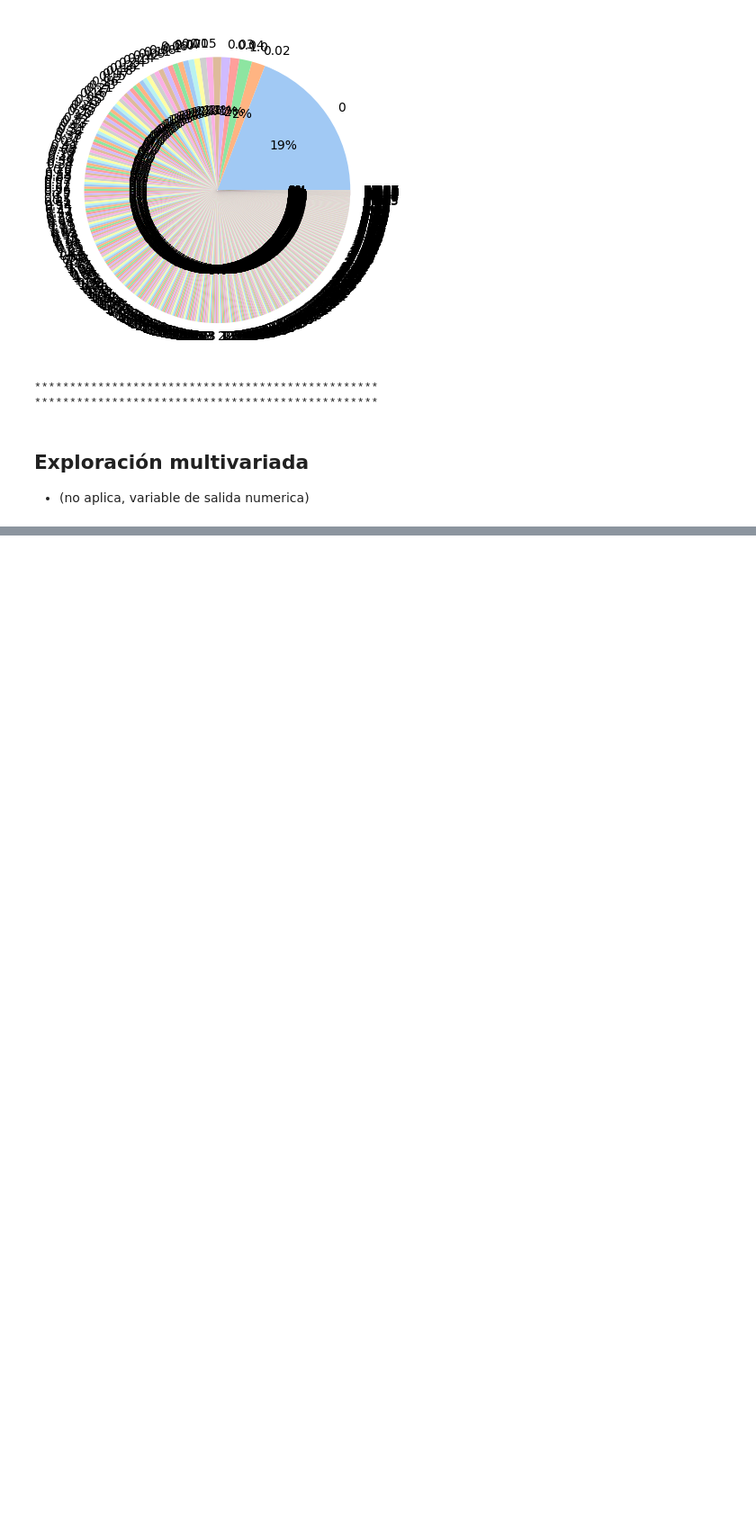
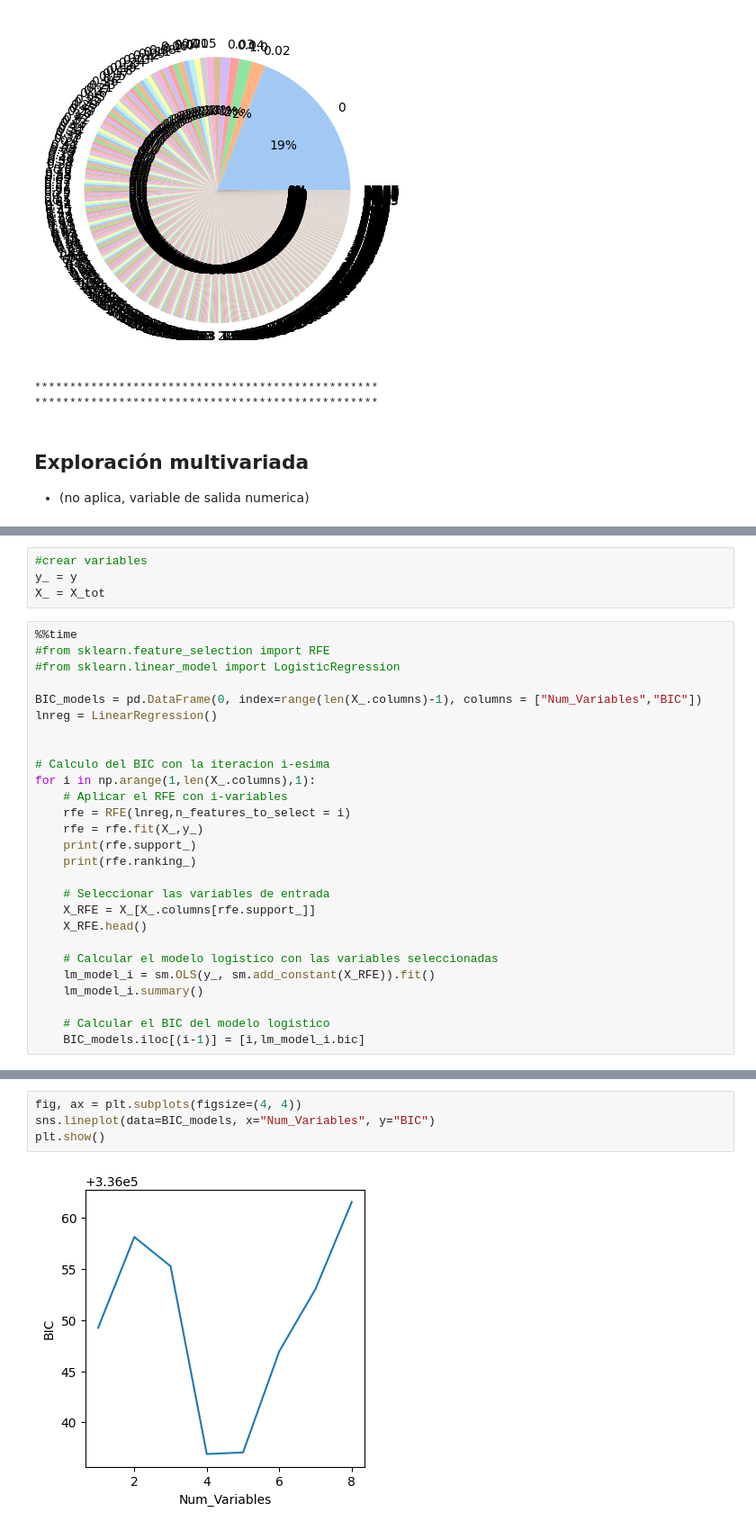
Before and after one commit to goinsurances/airbnb_madrid, a Jupyter notebook: desa_airbnb_madrid/notebook/airbnb_madrid.ipynb, the cells around one changed output, grey strips where cells are left out. Shown at 90% size. Saved outputs shown, nothing was run; the diff lists cells and outputs as text; blank space fills up the shorter version.

```diff
--- a/desa_airbnb_madrid/notebook/airbnb_madrid.ipynb
+++ b/desa_airbnb_madrid/notebook/airbnb_madrid.ipynb
@@ -928,0 +1449,31 @@ reseñas_mes
+# %%
+#crear variables
+y_ = y
+X_ = X_tot
+# %%
+%%time
+#from sklearn.feature_selection import RFE
+#from sklearn.linear_model import LogisticRegression
+
+BIC_models = pd.DataFrame(0, index=range(len(X_.columns)-1), columns = ["Num_Variables","BIC"])
+lnreg = LinearRegression()
+
+
+# Calculo del BIC con la iteracion i-esima
+for i in np.arange(1,len(X_.columns),1):
+    # Aplicar el RFE con i-variables
+    rfe = RFE(lnreg,n_features_to_select = i)
+    rfe = rfe.fit(X_,y_)
+    print(rfe.support_)
+    print(rfe.ranking_)
+
+    # Seleccionar las variables de entrada
+    X_RFE = X_[X_.columns[rfe.support_]]
+    X_RFE.head()
+
+    # Calcular el modelo logistico con las variables seleccionadas
+    lm_model_i = sm.OLS(y_, sm.add_constant(X_RFE)).fit()
+    lm_model_i.summary()
+
+    # Calcular el BIC del modelo logistico
+    BIC_models.iloc[(i-1)] = [i,lm_model_i.bic]
@@ -928,0 +1513,6 @@ reseñas_mes
+# %%
+fig, ax = plt.subplots(figsize=(4, 4))
+sns.lineplot(data=BIC_models, x="Num_Variables", y="BIC")
+plt.show()
+# %% [output]
+[figure, added]
```
Also changed, not shown: parts of 67 cells of this notebook, 2 other files.
